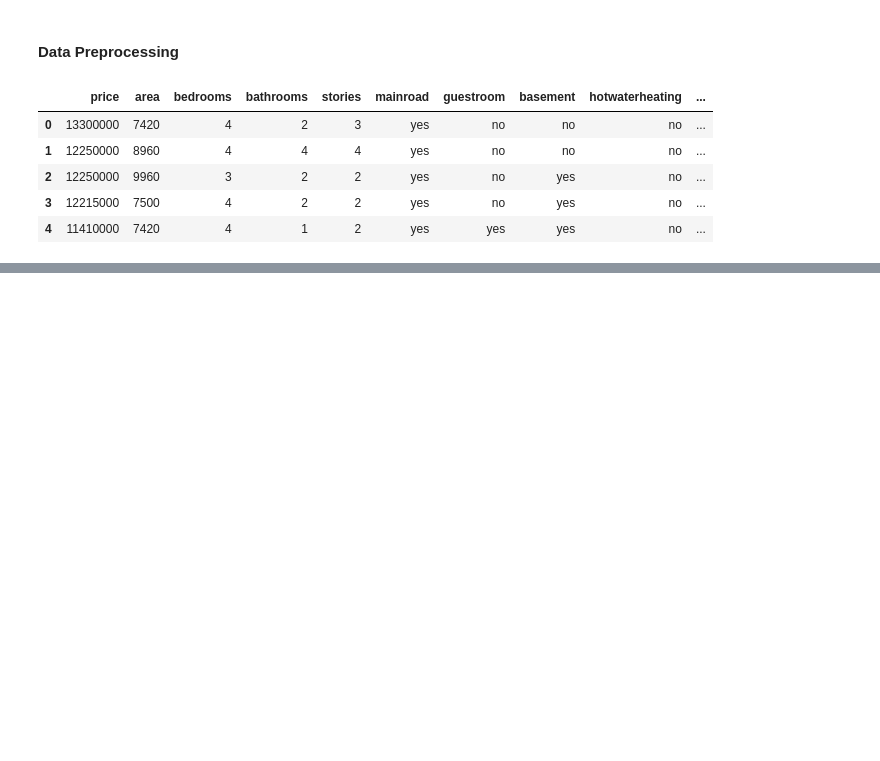
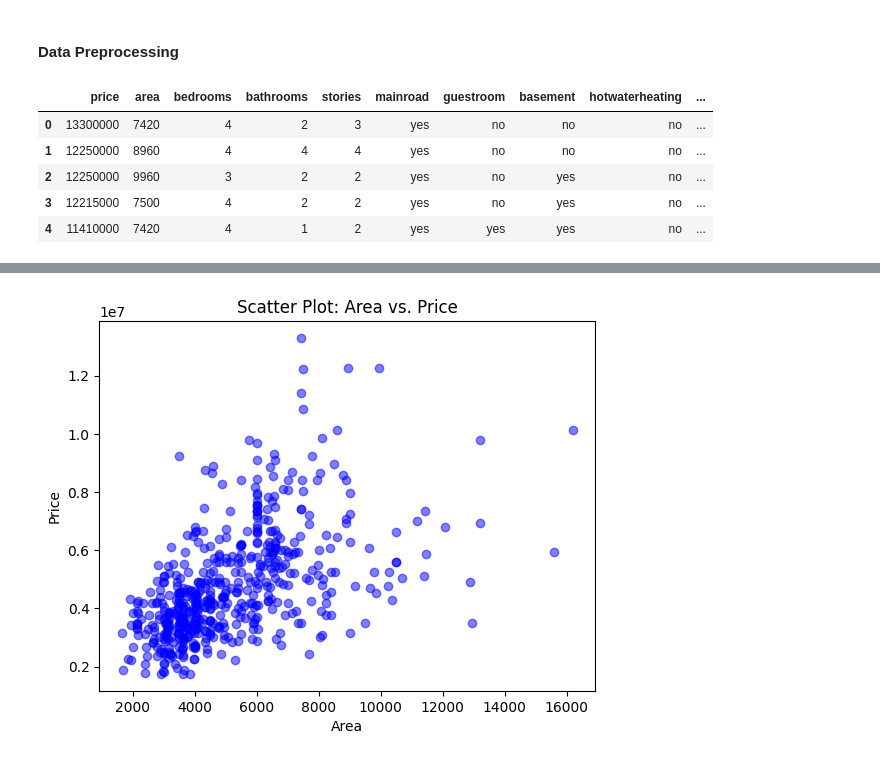
Before and after one commit to emmanuelepp/house-prediction, a Jupyter notebook: housepp.ipynb, the cells around one changed output, grey strips where cells are left out. Drawn from its saved outputs; the diff is of its cells as text; code cells hidden in the pictures; blank space fills up the shorter version.

```diff
--- a/housepp.ipynb
+++ b/housepp.ipynb
@@ -19,0 +177,12 @@ data.head()
+# %%
+# Scatter plot of "area" vs. "price" will show you how property size affects the price.
+
+# Between 'area' and 'price'
+plt.scatter(data['area'], data['price'], color='blue', alpha=0.5)
+plt.xlabel('Area')
+plt.ylabel('Price')
+plt.title('Scatter Plot: Area vs. Price')
+
+plt.show()
+# %% [output]
+[figure, added]
```
Also changed, not shown: parts of 19 cells of this notebook, 1 other file.
